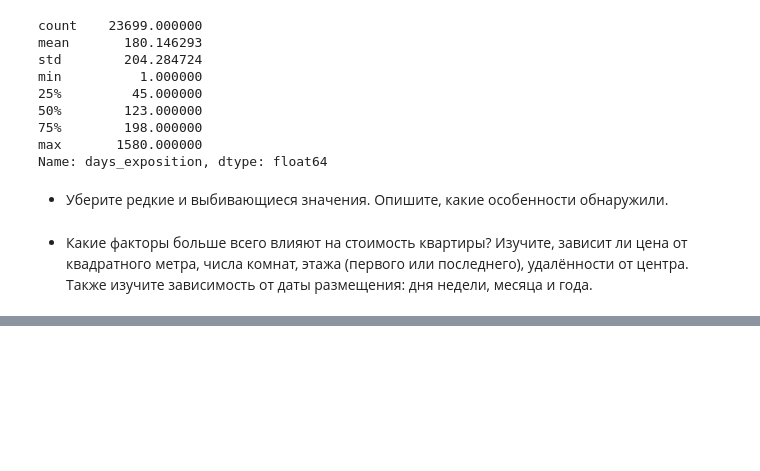
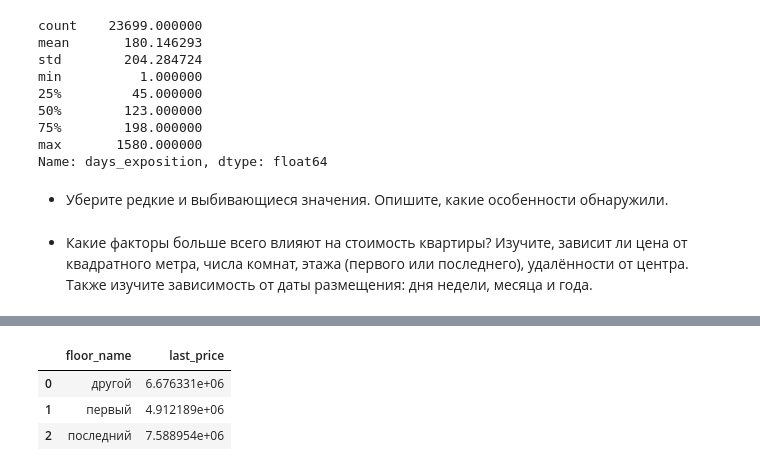
Before and after one commit to nikolai44/data-science-cource, a Jupyter notebook: sprint3/notebook.ipynb, the cells around one changed output, grey strips where cells are left out. Saved outputs shown, nothing was run; the diff lists cells and outputs as text; code cells hidden in the pictures; blank space fills up the shorter version.

```diff
--- a/sprint3/notebook.ipynb
+++ b/sprint3/notebook.ipynb
@@ -189,0 +209,7 @@ KeyError: "None of [Int64Index([13000000,  3350000,  5196000, 64900000, 10000000
+# %%
+df[df.floors_total > 2].groupby('floor_name', as_index=False).last_price.mean()
+# %% [output]
+|  | floor_name | last_price |
+| 0 | другой | 6.676331e+06 |
+| 1 | первый | 4.912189e+06 |
+| 2 | последний | 7.588954e+06 |
```
Also changed, not shown: parts of 17 cells of this notebook, 6 other files.
